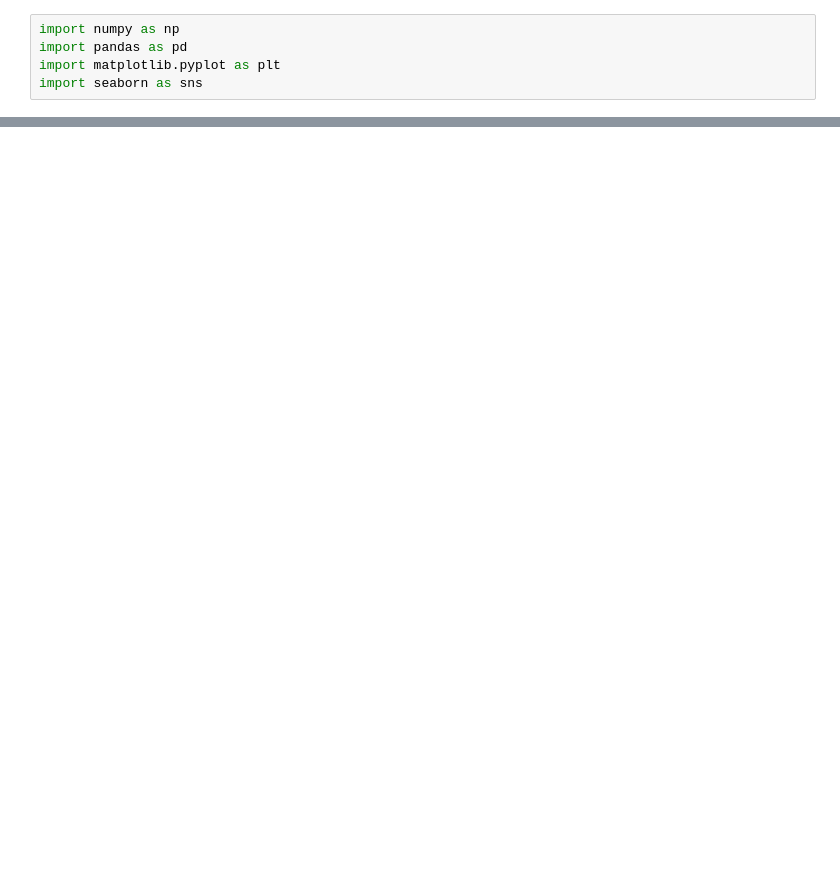
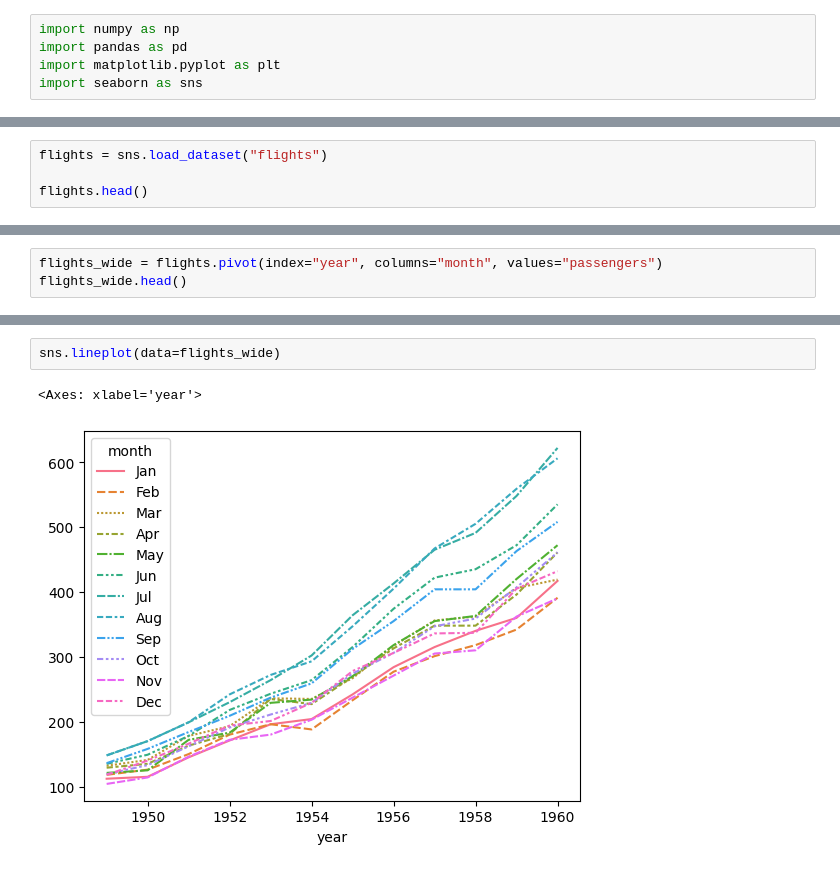
Before and after one commit to Squirrelcoding/quant, a Jupyter notebook: uo.ipynb, the cells around one changed output, grey strips where cells are left out. Cells and saved outputs as stored; diff of their text form; blank space fills up the shorter version.

```diff
--- a/uo.ipynb
+++ b/uo.ipynb
@@ -15,0 +41,4 @@ sns.lineplot(ser)
+# %%
+flights = sns.load_dataset("flights")
+
+flights.head()
@@ -15,0 +52,3 @@ sns.lineplot(ser)
+# %%
+flights_wide = flights.pivot(index="year", columns="month", values="passengers")
+flights_wide.head()
@@ -15,0 +63,5 @@ sns.lineplot(ser)
+# %%
+sns.lineplot(data=flights_wide)
+# %% [output]
+<Axes: xlabel='year'>
+[figure, added]
```
Also changed, not shown: parts of 13 cells of this notebook, 1 other file.
